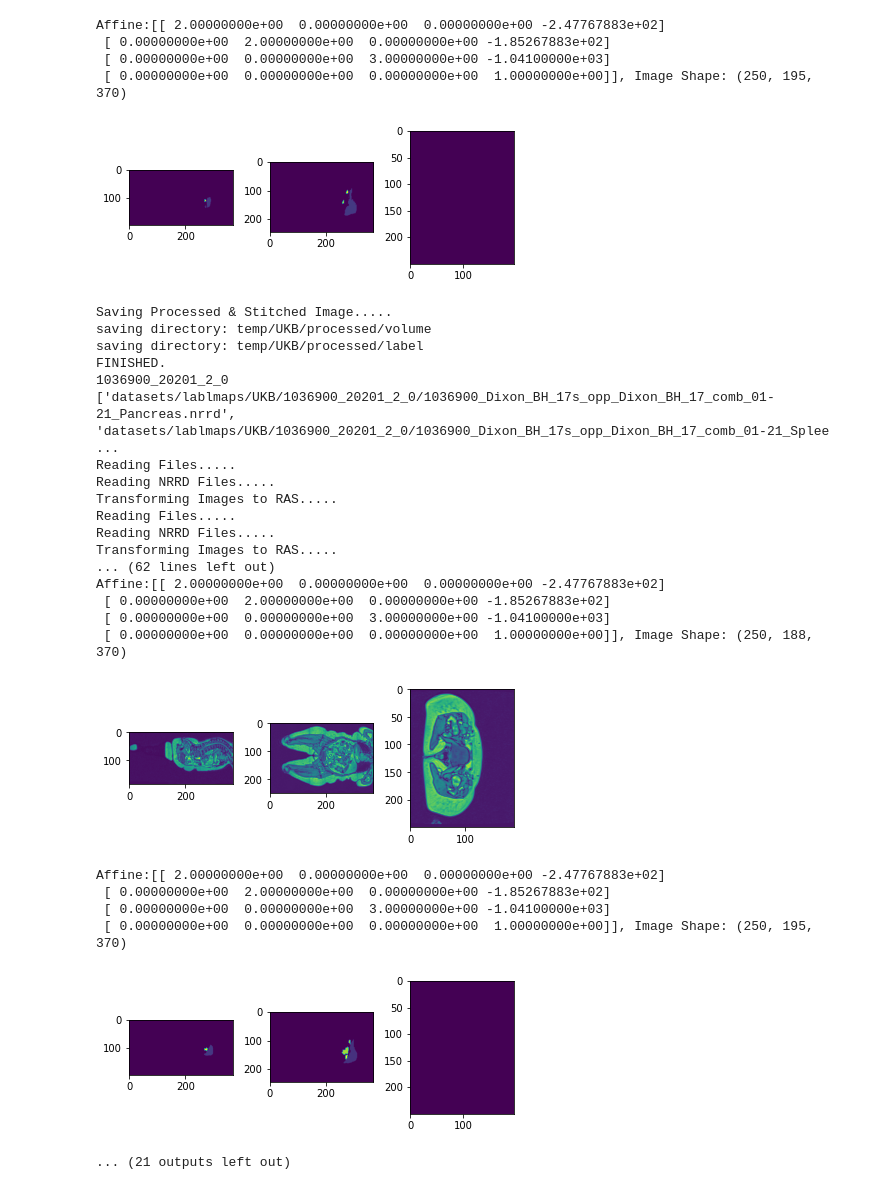
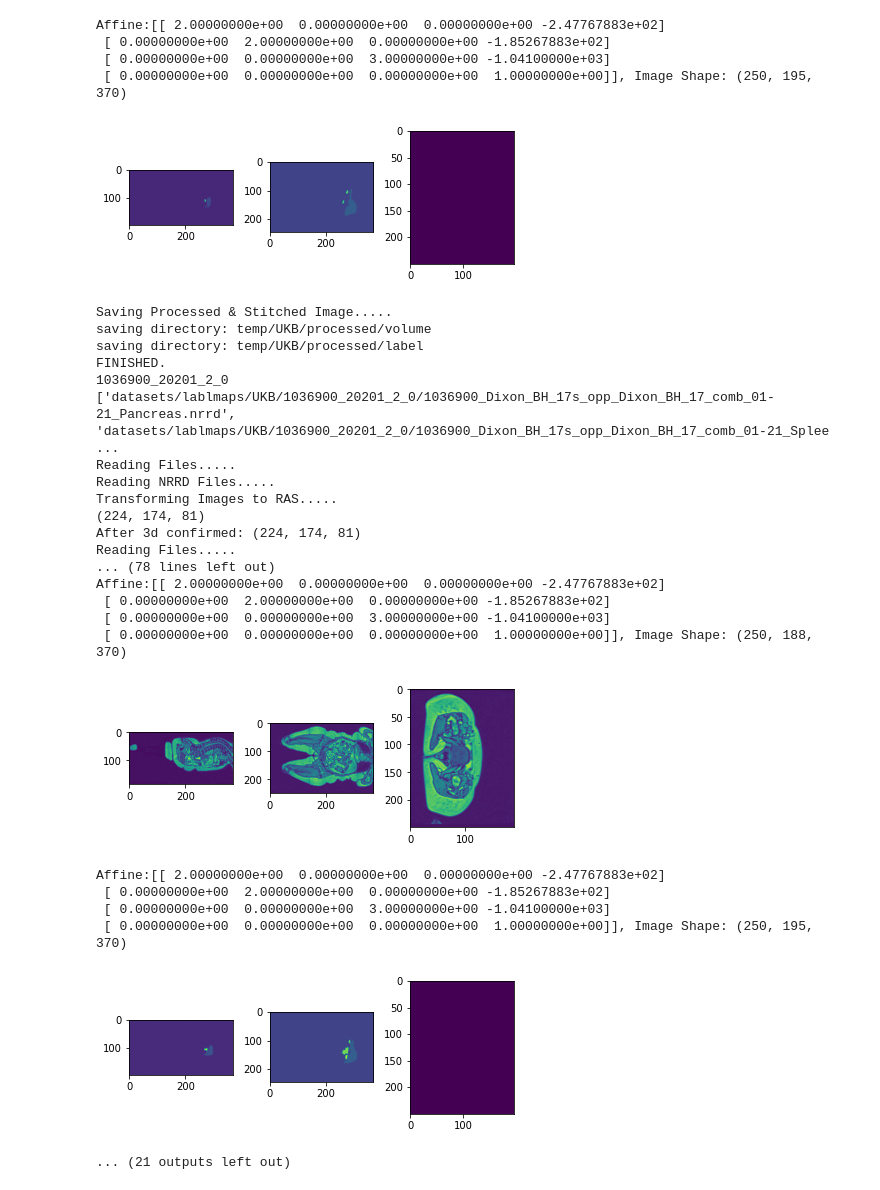
Before and after one commit to ai-med/AbdomenNet, a Jupyter notebook: quickNAT_pytorch/create_datasets/UKB-Process.ipynb, the cells around one changed output. Saved outputs shown, nothing was run; the diff lists cells and outputs as text; code cells hidden in the pictures.

Commit message:
13102020: separate process for datasets-updates

```diff
--- a/quickNAT_pytorch/create_datasets/UKB-Process.ipynb
+++ b/quickNAT_pytorch/create_datasets/UKB-Process.ipynb
@@ -189,8 +192,6 @@ print('Reading Label Maps.....')
 processed = True
 for vol in file_paths.keys():
     print(vol)
-    if vol == '1883132_20201_2_0':
-        processed = False
     if processed:
         continue
     later = None
@@ -210,6 +211,7 @@ for vol in file_paths.keys():
         print('After 3d confirmed:', img_ras.shape)
         mode='constant'
         img_ras = resample_to_output(img_ras, TARGET_RESOLUTION, order=3, mode=mode, cval=0.0)
+        img_ras = labels_integerify(img_ras)
     #     img_ras = resample_from_to(img_ras, [volume.shape, img_ras.affine])
         if labelname == 'SPLEEN':
             later = [img_ras, lidx, labelname]
@@ -271,36 +273,36 @@ Transforming Images to RAS.....
 Affine:[[ 2.00000000e+00  0.00000000e+00  0.00000000e+00 -2.47767883e+02]
  [ 0.00000000e+00  2.00000000e+00  0.00000000e+00 -1.85267883e+02]
  [ 0.00000000e+00  0.00000000e+00  3.00000000e+00 -1.04100000e+03]
  [ 0.00000000e+00  0.00000000e+00  0.00000000e+00  1.00000000e+00]], Image Shape: (250, 188, 370)
 [figure]
 Affine:[[ 2.00000000e+00  0.00000000e+00  0.00000000e+00 -2.47767883e+02]
  [ 0.00000000e+00  2.00000000e+00  0.00000000e+00 -1.85267883e+02]
  [ 0.00000000e+00  0.00000000e+00  3.00000000e+00 -1.04100000e+03]
  [ 0.00000000e+00  0.00000000e+00  0.00000000e+00  1.00000000e+00]], Image Shape: (250, 195, 370)
-[figure, old version]
+[figure, new version]
 Saving Processed & Stitched Image.....
 saving directory: temp/UKB/processed/volume
 saving directory: temp/UKB/processed/label
 FINISHED.
 1036900_20201_2_0
 ['datasets/lablmaps/UKB/1036900_20201_2_0/1036900_Dixon_BH_17s_opp_Dixon_BH_17_comb_01-21_Pancreas.nrrd', 'datasets/lablmaps/UKB/1036900_20201_2_0/1036900_Dixon_BH_17s_opp_Dixon_BH_17_comb_01-21_Splee ...
 Reading Files.....
 Reading NRRD Files.....
 Transforming Images to RAS.....
+(224, 174, 81)
+After 3d confirmed: (224, 174, 81)
 Reading Files.....
-Reading NRRD Files.....
-Transforming Images to RAS.....
-... (62 lines left out)
+... (78 lines left out)
 Affine:[[ 2.00000000e+00  0.00000000e+00  0.00000000e+00 -2.47767883e+02]
  [ 0.00000000e+00  2.00000000e+00  0.00000000e+00 -1.85267883e+02]
  [ 0.00000000e+00  0.00000000e+00  3.00000000e+00 -1.04100000e+03]
  [ 0.00000000e+00  0.00000000e+00  0.00000000e+00  1.00000000e+00]], Image Shape: (250, 188, 370)
 [figure]
 Affine:[[ 2.00000000e+00  0.00000000e+00  0.00000000e+00 -2.47767883e+02]
  [ 0.00000000e+00  2.00000000e+00  0.00000000e+00 -1.85267883e+02]
  [ 0.00000000e+00  0.00000000e+00  3.00000000e+00 -1.04100000e+03]
  [ 0.00000000e+00  0.00000000e+00  0.00000000e+00  1.00000000e+00]], Image Shape: (250, 195, 370)
-[figure, old version]
+[figure, new version]
 ... (21 outputs left out)
 # %%
 # file_dict=
```
Also changed, not shown: parts of 3 cells of this notebook, 7 other files.
